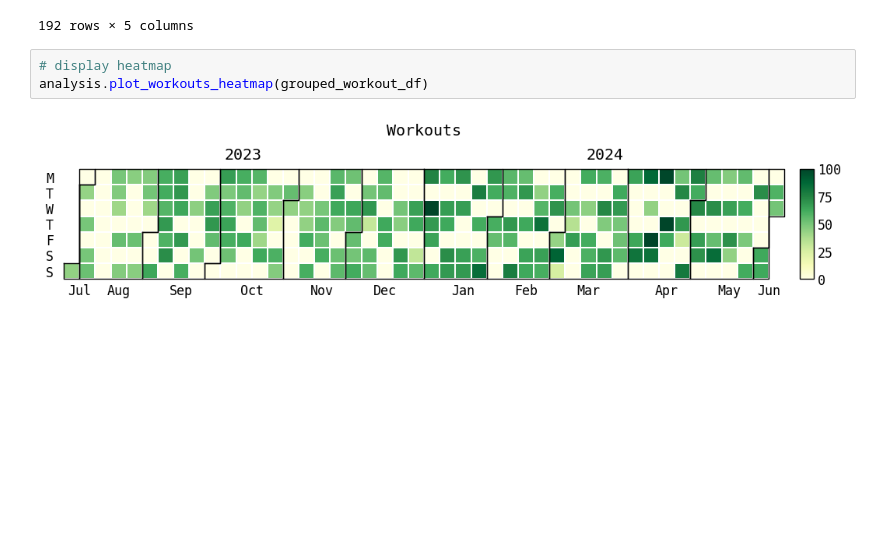
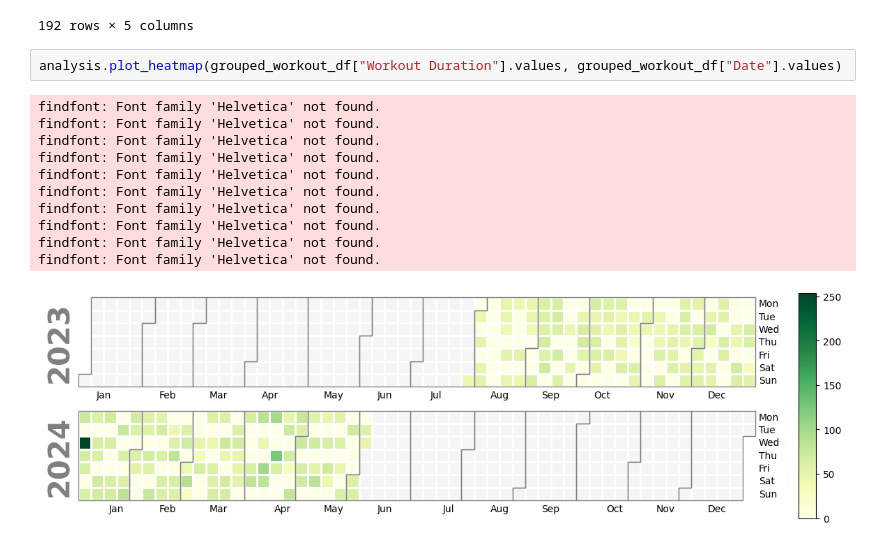
Before and after one commit to Aebel-Shajan/gym-data-analysis, a Jupyter notebook: workout_analysis.Ipynb, the cells around one changed output. Drawn from its saved outputs; the diff is of its cells as text; blank space fills up the shorter version.

```diff
--- a/workout_analysis.Ipynb
+++ b/workout_analysis.Ipynb
@@ -63,11 +63,20 @@ grouped_workout_df
 | 190 | 2024-06-04 19:14:52 | Push 1 (chest, tricep, shoulders) | 59 | 2562.0 | 160.0 |
 | 191 | 2024-06-05 16:57:37 | Pull 1 (back, biceps) | 51 | 3185.0 | 106.0 |
 192 rows × 5 columns
-# %%
-# display heatmap
-analysis.plot_workouts_heatmap(grouped_workout_df)
-# %% [output]
-[figure, removed]
+# %%
+analysis.plot_heatmap(grouped_workout_df["Workout Duration"].values, grouped_workout_df["Date"].values)
+# %% [output]
+findfont: Font family 'Helvetica' not found.
+findfont: Font family 'Helvetica' not found.
+findfont: Font family 'Helvetica' not found.
+findfont: Font family 'Helvetica' not found.
+findfont: Font family 'Helvetica' not found.
+findfont: Font family 'Helvetica' not found.
+findfont: Font family 'Helvetica' not found.
+findfont: Font family 'Helvetica' not found.
+findfont: Font family 'Helvetica' not found.
+findfont: Font family 'Helvetica' not found.
+[figure, added]
 # %%
 # display workout frequency
 analysis.plot_weekly_workouts(grouped_workout_df)
```
Also changed, not shown: parts of 6 cells of this notebook, 2 other files.
